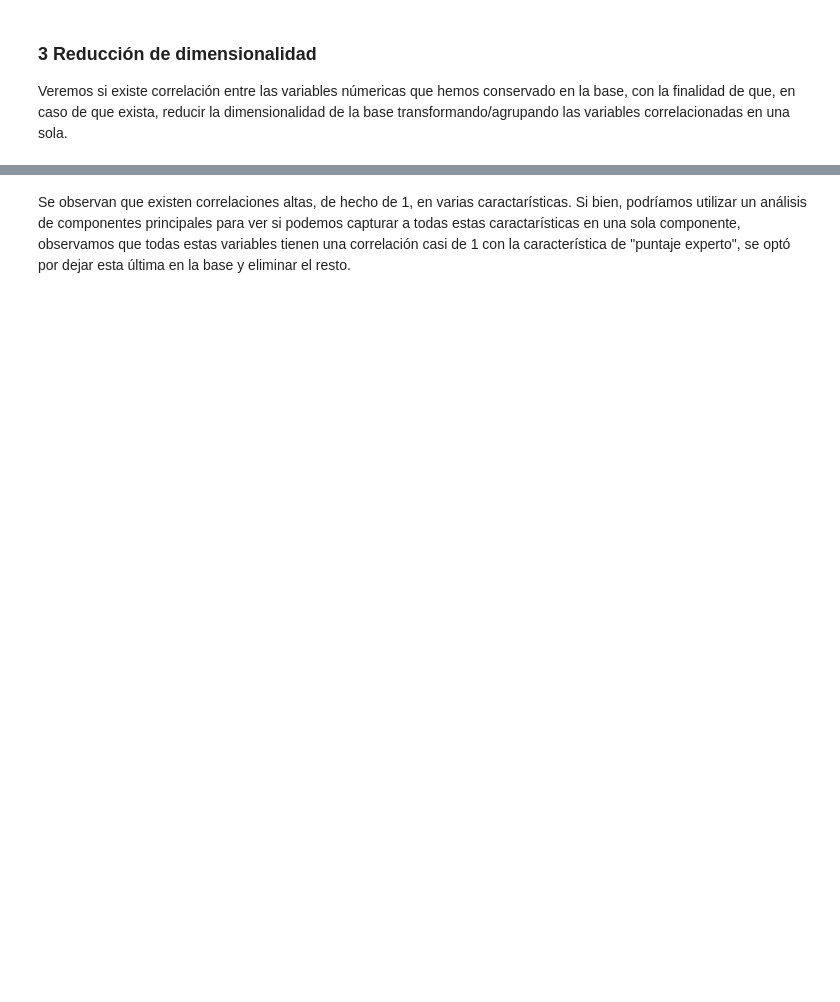
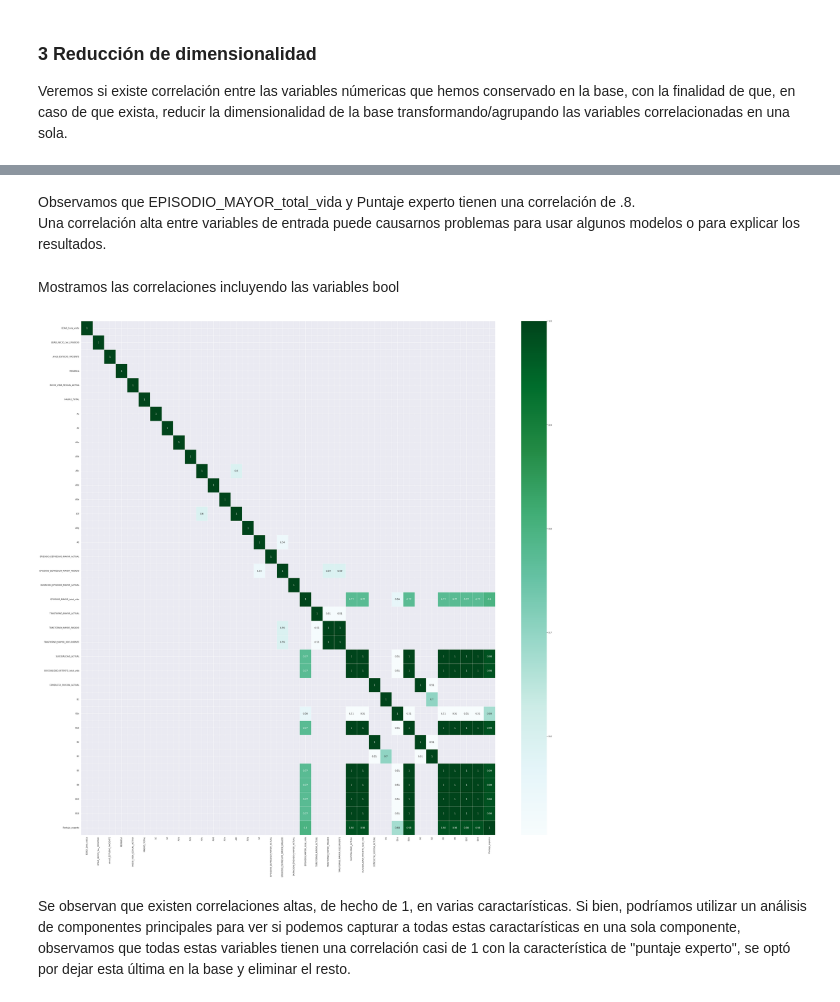
Before and after one commit to daniela-estevez/ProyectoIntegrador, a Jupyter notebook: Avance2_13Equipo.ipynb, the cells around one changed output, grey strips where cells are left out. Drawn from its saved outputs; the diff is of its cells as text; code cells hidden in the pictures; blank space fills up the shorter version.

```diff
--- a/Avance2_13Equipo.ipynb
+++ b/Avance2_13Equipo.ipynb
@@ -229,3 +256,22 @@ plt.show()
+# %% [markdown]
+Observamos que EPISODIO_MAYOR_total_vida y Puntaje experto tienen una correlación de .8.<br>
+Una correlación alta entre variables de entrada puede causarnos problemas para usar algunos modelos o para explicar los resultados.<br>
+# %% [markdown]
+Mostramos las correlaciones incluyendo las variables bool
+# %%
+#Obtenemos las variables numéricas
+numericas_tot = df.select_dtypes(include=[bool,'int64'])
+
+# Calculamos la matriz de correlación
+corr_matrix = numericas_tot.corr()
+
+# Definimos el umbral de correlación
+correlaciones_significativas = corr_matrix[(corr_matrix > 0.5)]
+
+# Generamos el heatmap de las correlaciones filtradas
+sns.heatmap(correlaciones_significativas, annot=True, cmap='BuGn', linewidths=0.5);
+# %% [output]
+[figure, added]
 # %% [markdown]
 Se observan que existen correlaciones altas, de hecho de 1, en varias caractarísticas. Si bien, podríamos utilizar un análisis de componentes principales para ver si podemos capturar a todas estas caractarísticas en una sola componente, observamos que todas estas variables tienen una correlación casi de 1 con la característica de "puntaje experto", se optó por dejar esta última en la base y eliminar el resto.
 # %%
```
Also changed, not shown: parts of 15 cells of this notebook.
